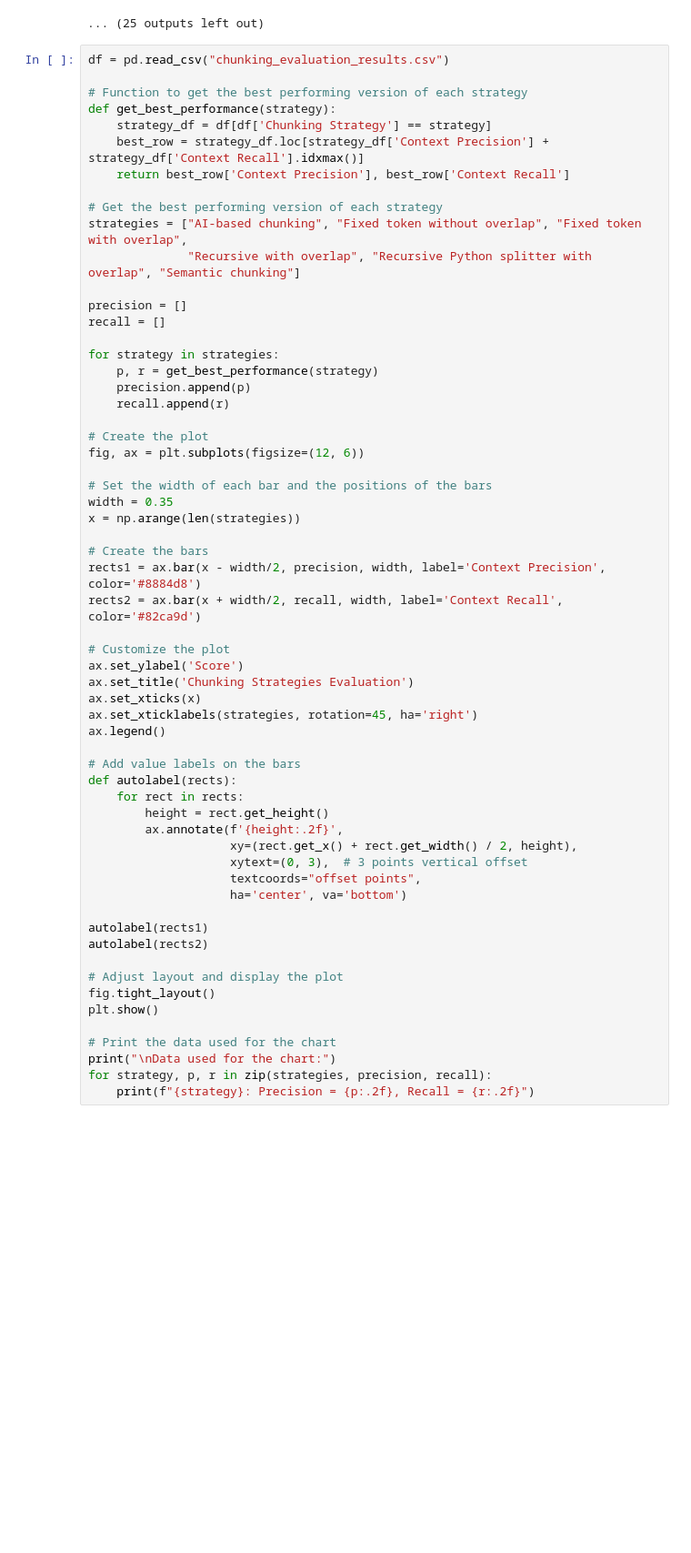
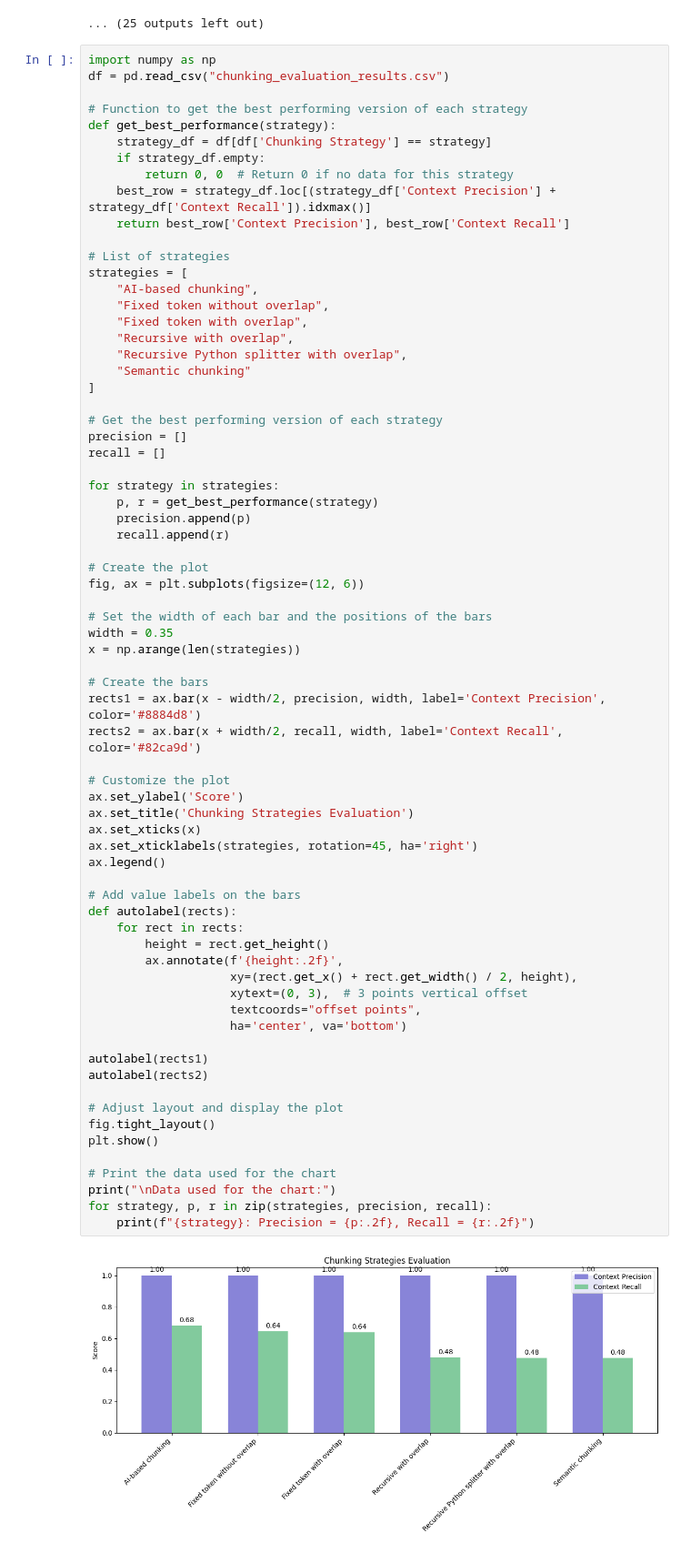
Before and after one commit to msamwelmollel/ML-CLUB-2024-Eagle-Labs, a Jupyter notebook: ML_CLUB_2024_Eagle_Labs.ipynb, the cells around one changed output. Shown at 91% size. Cells and saved outputs as stored; diff of their text form; blank space fills up the shorter version.

```diff
--- a/ML_CLUB_2024_Eagle_Labs.ipynb
+++ b/ML_CLUB_2024_Eagle_Labs.ipynb
@@ -387,18 +385,28 @@ Getting contexts for evaluation set
 Running evals
 ... (25 outputs left out)
 # %%
+import numpy as np
 df = pd.read_csv("chunking_evaluation_results.csv")
 
 # Function to get the best performing version of each strategy
 def get_best_performance(strategy):
     strategy_df = df[df['Chunking Strategy'] == strategy]
-    best_row = strategy_df.loc[strategy_df['Context Precision'] + strategy_df['Context Recall'].idxmax()]
+    if strategy_df.empty:
+        return 0, 0  # Return 0 if no data for this strategy
+    best_row = strategy_df.loc[(strategy_df['Context Precision'] + strategy_df['Context Recall']).idxmax()]
     return best_row['Context Precision'], best_row['Context Recall']
 
+# List of strategies
+strategies = [
+    "AI-based chunking",
+    "Fixed token without overlap",
+    "Fixed token with overlap",
+    "Recursive with overlap",
+    "Recursive Python splitter with overlap",
+    "Semantic chunking"
+]
+
 # Get the best performing version of each strategy
-strategies = ["AI-based chunking", "Fixed token without overlap", "Fixed token with overlap",
-              "Recursive with overlap", "Recursive Python splitter with overlap", "Semantic chunking"]
-
 precision = []
 recall = []
 
@@ -420,30 +428,31 @@ rects2 = ax.bar(x + width/2, recall, width, label='Context Recall', color='#82ca
 
 # Customize the plot
 ax.set_ylabel('Score')
 ax.set_title('Chunking Strategies Evaluation')
 ax.set_xticks(x)
 ax.set_xticklabels(strategies, rotation=45, ha='right')
 ax.legend()
 
 # Add value labels on the bars
 def autolabel(rects):
     for rect in rects:
         height = rect.get_height()
         ax.annotate(f'{height:.2f}',
                     xy=(rect.get_x() + rect.get_width() / 2, height),
                     xytext=(0, 3),  # 3 points vertical offset
                     textcoords="offset points",
                     ha='center', va='bottom')
 
 autolabel(rects1)
 autolabel(rects2)
 
 # Adjust layout and display the plot
 fig.tight_layout()
 plt.show()
 
 # Print the data used for the chart
 print("\nData used for the chart:")
 for strategy, p, r in zip(strategies, precision, recall):
     print(f"{strategy}: Precision = {p:.2f}, Recall = {r:.2f}")
 # %% [output]
+[figure, added]
```
Also changed, not shown: parts of 2 cells of this notebook.
